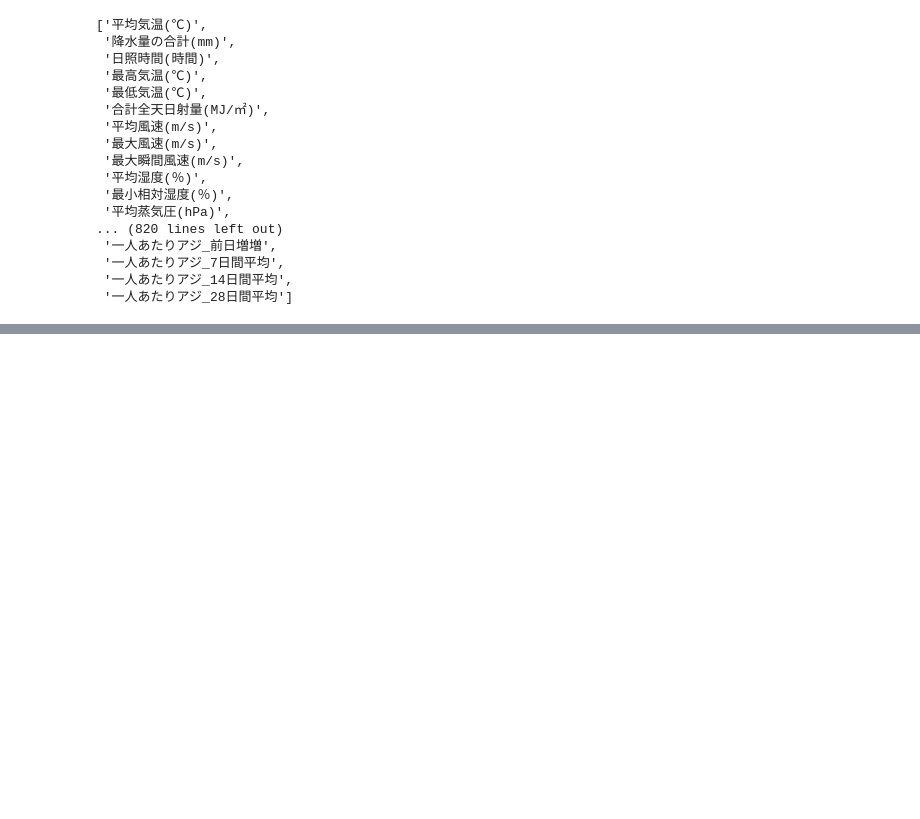
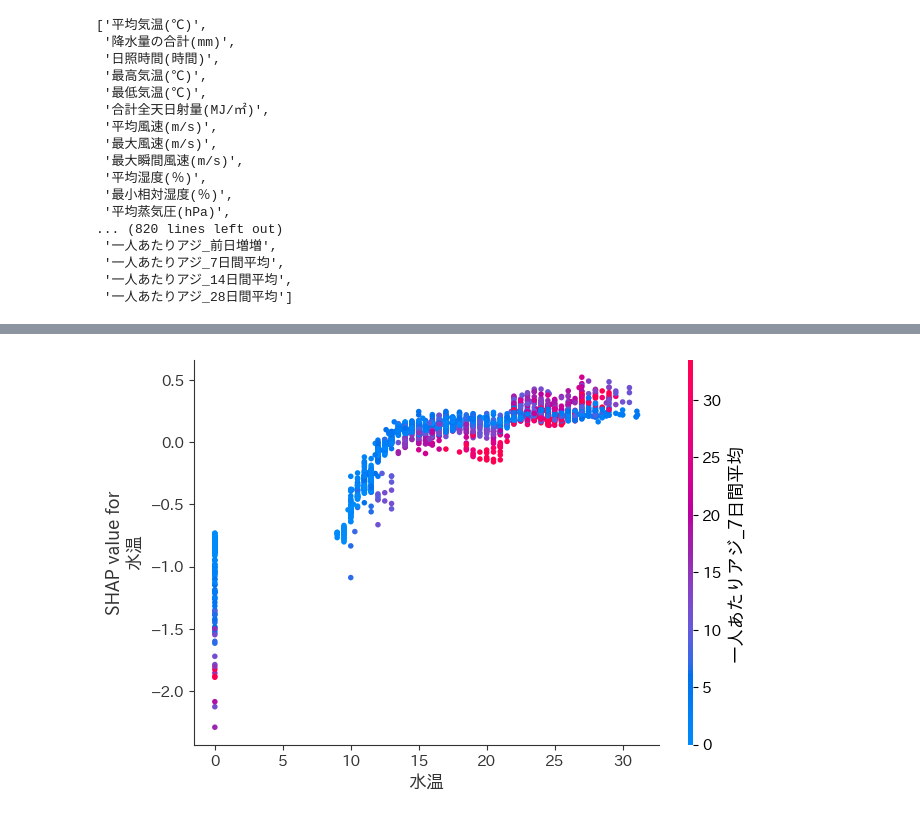
Before and after one commit to aoda2/shap_example, a Jupyter notebook: shap_アジ.ipynb, the cells around one changed output, grey strips where cells are left out. Cells and saved outputs as stored; diff of their text form; code cells hidden in the pictures; blank space fills up the shorter version.

```diff
--- a/shap_アジ.ipynb
+++ b/shap_アジ.ipynb
@@ -126,0 +82,4 @@ shap.dependence_plot("Age", shap_values[1], X, display_features=X_display, inter
+# %%
+shap.dependence_plot("水温", shap_values, X)
+# %% [output]
+[figure, added]
```
Also changed, not shown: parts of 19 cells of this notebook.
